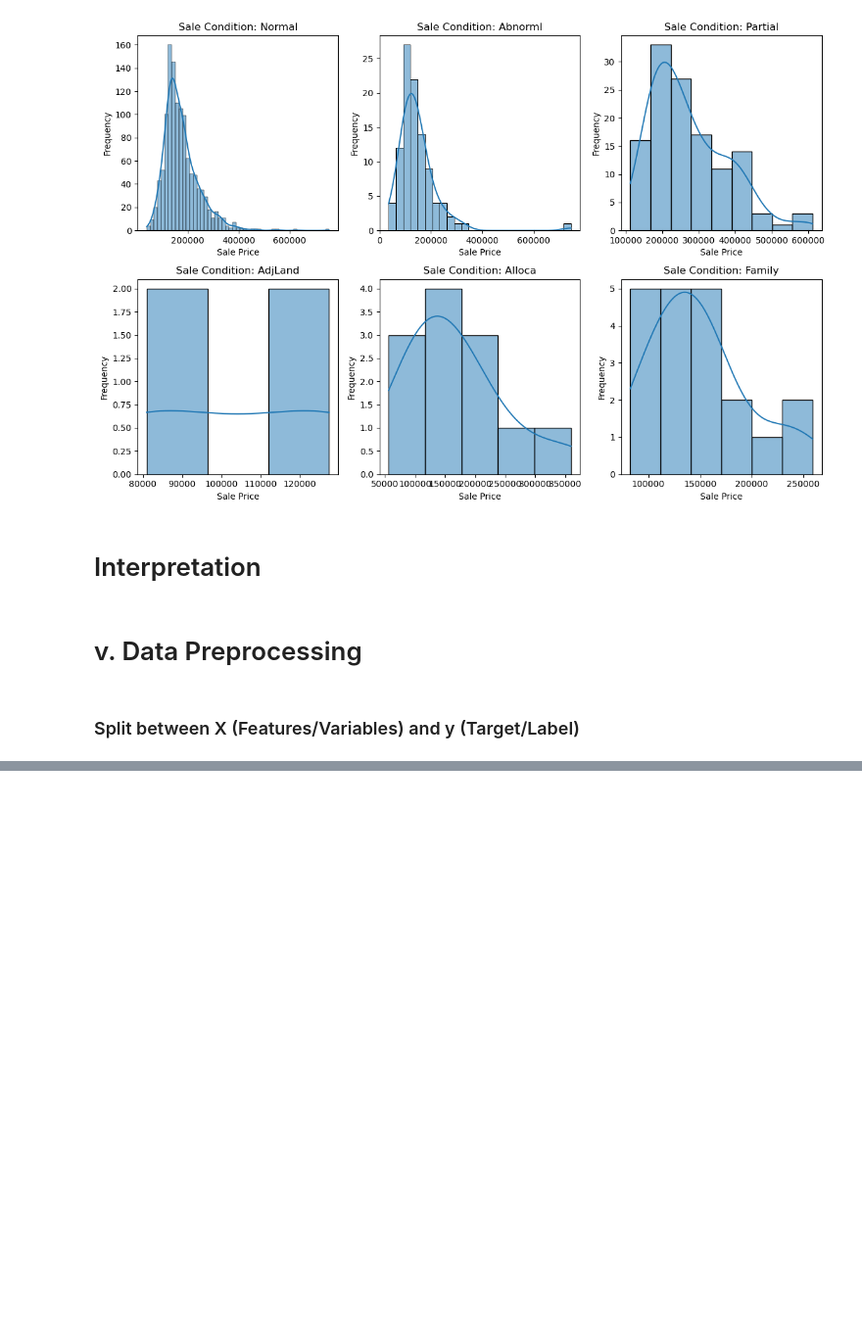
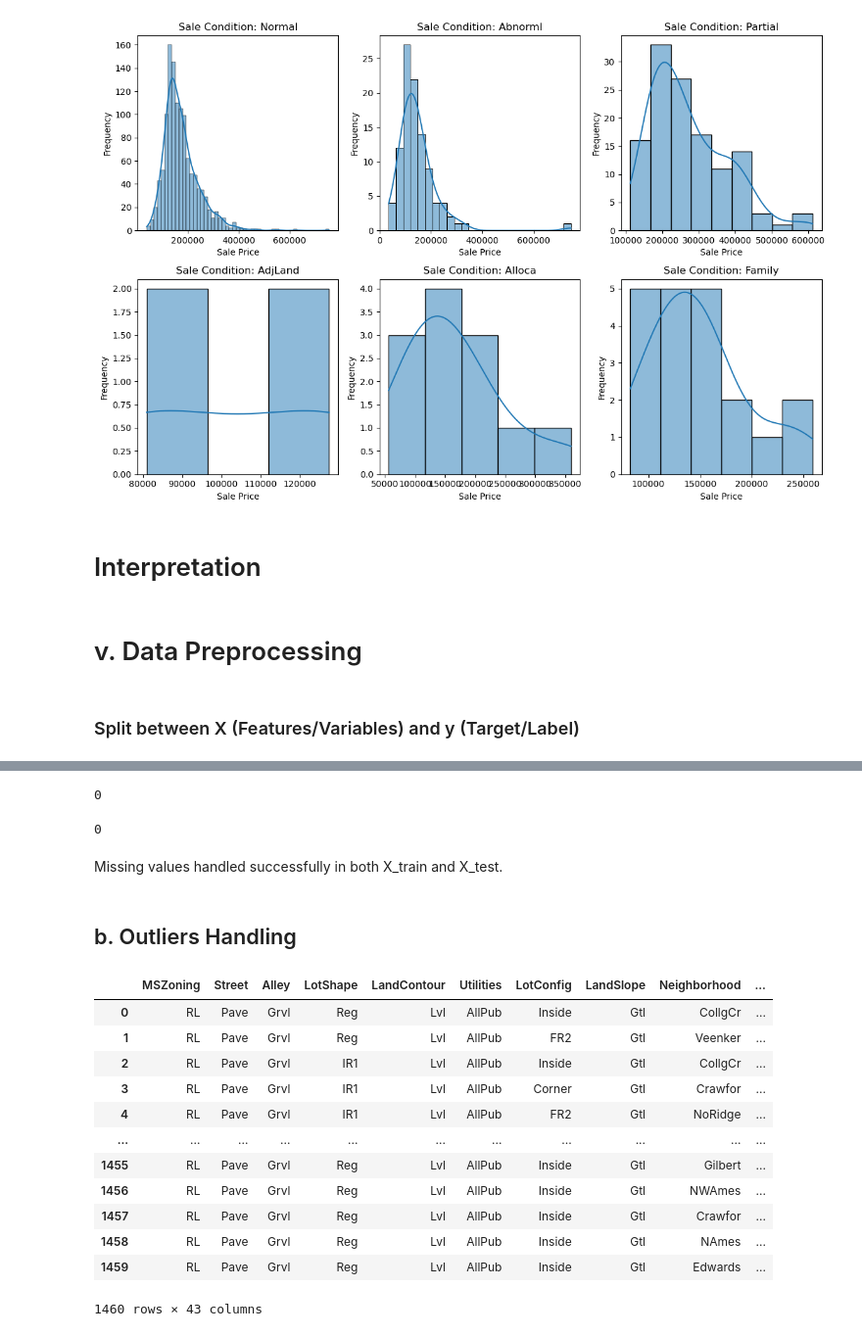
Before and after one commit to jennyaurelia/H8_1033, a Jupyter notebook: final_project/fin_prep.ipynb, the cells around one changed output, grey strips where cells are left out. Shown: that part at 98% size. Drawn from its saved outputs; the diff is of its cells as text; code cells hidden in the pictures; blank space fills up the shorter version.

```diff
--- a/final_project/fin_prep.ipynb
+++ b/final_project/fin_prep.ipynb
@@ -472,0 +578,20 @@ plt.show()
+# %%
+# Calculate skewness for the specified columns
+skewness = X_train[['LotFrontage', 'MasVnrArea', 'GarageYrBlt']].skew()
+
+# Create lists to store column names with normal and skewed distributions
+normal_distribution = []
+skewed_distribution = []
+
+# Iterate through skewness values and classify columns
+for column, skew in skewness.items():
+    if abs(skew) <= 0.5:  # Modify the threshold directly here
+        normal_distribution.append(column)
+    else:
+        skewed_distribution.append(column)
+
+# Print the results
+print("Columns with normal distribution:")
+print(normal_distribution)
+print("\nColumns with skewed distribution:")
+print(skewed_distribution)
@@ -472,0 +604,11 @@ plt.show()
+# %%
+# Calculate the median for each column with skewed distribution
+median_values = X[skewed_distribution].median()
+
+# Impute missing values with the median for each column
+for column in skewed_distribution:
+    X[column].fillna(median_values[column], inplace=True)
+
+print(X_train['LotFrontage'].isnull().sum())
+print(X_train['MasVnrArea'].isnull().sum())
+print(X_train['GarageYrBlt'].isnull().sum())
@@ -472,0 +648,11 @@ plt.show()
+# %%
+# Identify categorical columns among the missing values
+categorical_missing_columns = X.select_dtypes(include=['object']).columns
+
+# Impute missing values with mode for each categorical column
+for column in categorical_missing_columns:
+    mode_value = X[column].mode()[0]  # Calculate mode
+    X[column].fillna(mode_value, inplace=True)
+
+# Display the updated DataFrame
+print(X_train.isnull().sum())
@@ -472,0 +715,29 @@ plt.show()
+# %%
+y_train.isnull().sum()
+# %% [output]
+0
+# %%
+y_test.isnull().sum()
+# %% [output]
+0
+# %% [markdown]
+Missing values handled successfully in both X_train and X_test.
+# %% [markdown]
+## b. Outliers Handling
+# %%
+# Detect categorical colums
+X[X.select_dtypes(include=['object']).columns]
+# %% [output]
+|  | MSZoning | Street | Alley | LotShape | LandContour | Utilities | LotConfig | LandSlope | Neighborhood | ... |
+| 0 | RL | Pave | Grvl | Reg | Lvl | AllPub | Inside | Gtl | CollgCr | ... |
+| 1 | RL | Pave | Grvl | Reg | Lvl | AllPub | FR2 | Gtl | Veenker | ... |
+| 2 | RL | Pave | Grvl | IR1 | Lvl | AllPub | Inside | Gtl | CollgCr | ... |
+| 3 | RL | Pave | Grvl | IR1 | Lvl | AllPub | Corner | Gtl | Crawfor | ... |
+| 4 | RL | Pave | Grvl | IR1 | Lvl | AllPub | FR2 | Gtl | NoRidge | ... |
+| ... | ... | ... | ... | ... | ... | ... | ... | ... | ... | ... |
+| 1455 | RL | Pave | Grvl | Reg | Lvl | AllPub | Inside | Gtl | Gilbert | ... |
+| 1456 | RL | Pave | Grvl | Reg | Lvl | AllPub | Inside | Gtl | NWAmes | ... |
+| 1457 | RL | Pave | Grvl | Reg | Lvl | AllPub | Inside | Gtl | Crawfor | ... |
+| 1458 | RL | Pave | Grvl | Reg | Lvl | AllPub | Inside | Gtl | NAmes | ... |
+| 1459 | RL | Pave | Grvl | Reg | Lvl | AllPub | Inside | Gtl | Edwards | ... |
+1460 rows × 43 columns
```
Also changed, not shown: parts of 18 cells of this notebook, 1 other file.
